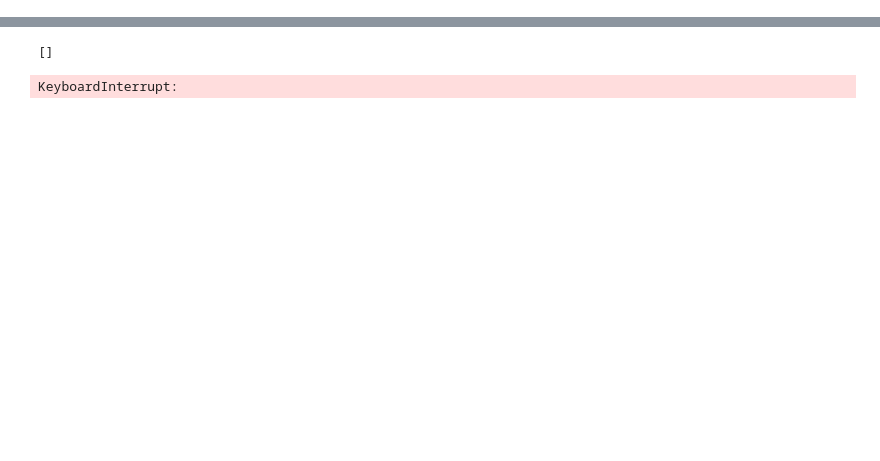
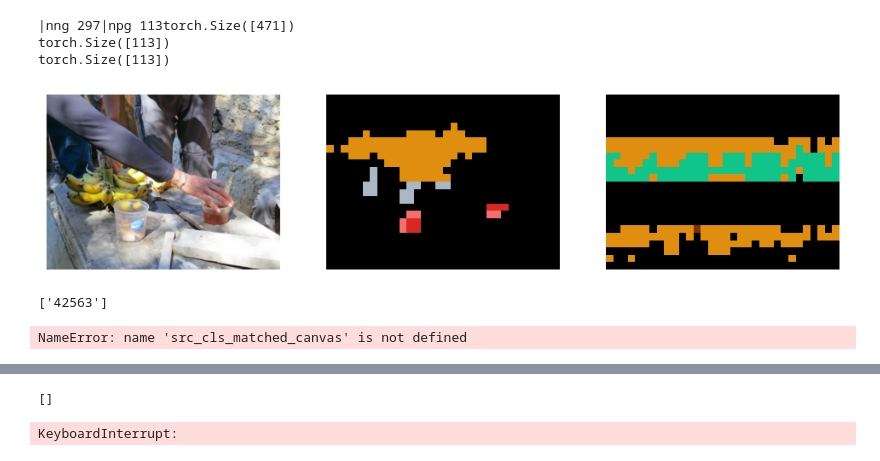
Before and after one commit to zhxin2017/cv_explore, a Jupyter notebook: notebook/od_pro.ipynb, the cells around one changed output, grey strips where cells are left out. Cells and saved outputs as stored; diff of their text form; code cells hidden in the pictures; blank space fills up the shorter version.

```diff
--- a/notebook/od_pro.ipynb
+++ b/notebook/od_pro.ipynb
@@ -24,19 +25,19 @@ dicts_train = anno.build_img_dict(train_annotation_file, train_img_od_dict_file,
 # %%
 device = torch.device("mps")
 
-model = detr_pro.DETR(dmodel=320, dhead=64,n_enc_layer=20, n_dec_layer=8, exam_diff=True)
+model = detr_pro_model.DETR(dmodel=320, dhead=64,n_enc_layer=20, n_dec_layer=8, exam_diff=True)
 model.to(device)
 n_head = 5
 # %%
-saved_state = torch.load(f'/Users/zx/Documents/ml/restart/resources/od_pro_1130.pt',  map_location=device)
+saved_state = torch.load(f'/Users/zx/Documents/ml/restart/resources/od_pro_50.pt',  map_location=device)
 model.load_state_dict(saved_state)
 model.train = False
 extractor = examine.FeatureExtractor(model, layers=[m[0] for m in model.named_modules()])
 # %%
 data = ds.DetrProDS(val_img_dir,dicts_val, sample_num=10, random_flip=True)
-dl = DataLoader(data, batch_size=1, shuffle=True)
+dl = DataLoader(data, batch_size=1,  collate_fn=ds.collate_fn, shuffle=True)
 
-for img, boxes_gt_xyxy, cids, img_id in dl:
+for img, _, boxes_gt_xyxy, cids, img_id in dl:
     img = img.to(device)
     img, anchors_, anchors_new, boxes, names, attns1, attns2, n_head, boxes_pred_xyxy, cls_pred = examine.examine_attn(
             img, extractor, n_head, device,
@@ -46,6 +47,59 @@ for img, boxes_gt_xyxy, cids, img_id in dl:
     examine.draw_attn(img, anchors_, anchors_new, boxes, names, attns1, n_head)
     # examine.draw_attn(img, anchors_, anchors_new, boxes, names, attns2, n_head)
     break
+# %%
+# examine the feature map grid classification
+data = ds.DetrProDS(val_img_dir,dicts_val, sample_num=10, random_flip=True)
+dl = DataLoader(data, batch_size=1,  collate_fn=ds.collate_fn, shuffle=True)
+model.train=True
+colors = [(random.randint(0, 99) / 100, random.randint(0, 99) / 100, random.randint(0, 99) / 100) for i in range(100)]
+# colors.insert(0, (1., 1., 1.))
+colors.insert(0, (.0, .0, .0))
+colors = torch.tensor(colors)
+
+fig, axes = plt.subplots(1, 3, figsize=(12, 4))
+for img, _, boxes_gt_xyxy, cids, img_id in dl:
+    img_ = transforms.Normalize(mean=[0.485, 0.456, 0.406], std=[0.229, 0.224, 0.225])(img)
+    img_ = img_.to(device)
+    with torch.no_grad():
+        (boxes_pred_xyxy_batch, cls_logits_pred_batch, src_cls_pos_loss, src_cls_neg_loss,
+             src_cls_recall, src_cls_accu, sampled_pos_cids, src_cls_pred, grid_bgd_indices_batch,
+         grid_obj_indices_batch, grid_obj_cids_batch, enc_diff, logits_diff) = \
+            model(img_, cids_gt_batch=cids, boxes_gt_batch=boxes_gt_xyxy)
+
+    img = img[0].permute([1, 2, 0])
+    H, W = img.shape[0], img.shape[1]
+    h, w = H // patch_size, W // patch_size
+
+    src_cls_matched = torch.zeros([h * w], dtype=torch.long)
+    # src_cls_matched = torch.ones([h * w], dtype=torch.long) * 80
+    src_cls_matched[grid_obj_indices_batch[0].cpu()] = grid_obj_cids_batch[0].cpu()
+    src_cls_matched[grid_bgd_indices_batch[0]] = 0
+    src_cls_matched_canvas = colors[src_cls_matched].view(h, w, 3)
+
+
+    src_cls_pred = src_cls_pred.cpu()
+    src_cls_canvas = colors[src_cls_pred[0]].view(h, w, 3)
+    axes[0].axis('off')
+    axes[0].imshow(img)
+    axes[1].axis('off')
+    axes[1].imshow(src_cls_matched_canvas)
+    axes[2].axis('off')
+    axes[2].imshow(src_cls_canvas)
+    break
+# %% [output]
+|nng 297|npg 113torch.Size([471])
+torch.Size([113])
+torch.Size([113])
+[figure, added]
+# %%
+img_id
+# %% [output]
+['42563']
+# %%
+src_cls_matched_canvas.shape
+# %% [output]
+NameError: name 'src_cls_matched_canvas' is not defined
 # %%
 bsz = 1
 sample_num=10
```
Also changed, not shown: parts of 2 cells of this notebook, 6 other files.
